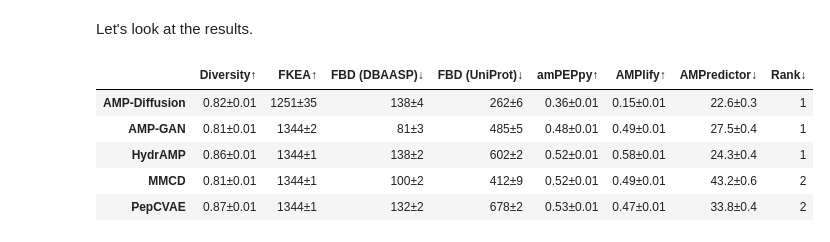
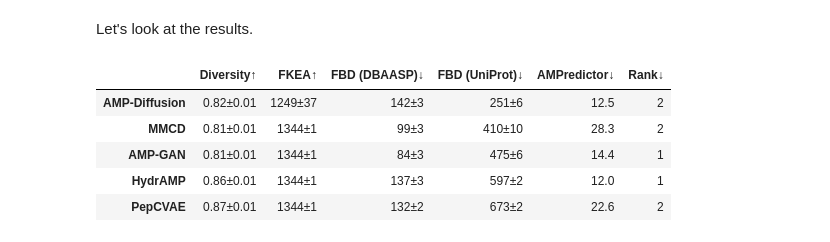
Before and after one commit to szczurek-lab/seqme-reproducibility, a Jupyter notebook: notebooks/1_benchmark.ipynb, the cells around one changed output. Drawn from its saved outputs; the diff is of its cells as text; code cells hidden in the pictures.

```diff
--- a/notebooks/1_benchmark.ipynb
+++ b/notebooks/1_benchmark.ipynb
@@ -230,19 +256,13 @@ fig.savefig(BASE_PATH / "case1" / "projections_2d.png", bbox_inches='tight', dpi
 # %%
 sources = list(DATASET_PATHS.keys())
 
-n_samples = 1_700
-seed = 42
 
 corr_datasets = {
-    source: sm.utils.subsample(datasets[source], n_samples=n_samples, seed=seed)
+    source: benchmark_datasets[source][:n_split]
     for source in sources
-    if len(datasets[source]) > n_samples
+    if len(datasets[source]) >= n_split
 }
-corr_datasets["DBAASP (shuffled)"] = sm.utils.shuffle_characters(corr_datasets["AMP"])
-
-ref_n_samples = n_samples
-seqs_amps = sm.utils.subsample(datasets["AMP"], n_samples=ref_n_samples)
-seqs_uniprot = sm.utils.subsample(datasets["UniProt"], n_samples=ref_n_samples)
+corr_datasets["DBAASP (shuffled)"] = sm.utils.shuffle_characters(corr_datasets["DBAASP"])
 # %%
 metrics = [sm.metrics.Count(), sm.metrics.Uniqueness(), sm.metrics.Length()]
 df = sm.evaluate(corr_datasets, metrics)
@@ -549,14 +626,6 @@ metrics = [
     sm.metrics.FBD(
         reference=seqs_amps, embedder=cache.model(embedder), name="FBD (DBAASP)"
     ),
-    sm.metrics.KLDivergence(
-        reference=seqs_amps, predictor=cache.model("charge"), name="KL-charge (DBAASP)"
-    ),
-    sm.metrics.KLDivergence(
-        reference=seqs_amps,
-        predictor=cache.model("hydrophobicity"),
-        name="KL-hydrophobicity (DBAASP)",
-    ),
 ]
 
 metrics = [
@@ -565,13 +634,13 @@ metrics = [
 ]
 
 metrics_extra = [
-    sm.metrics.ID(
+    Median(
         predictor=cache.model("AMPlify"), name="AMPlify", objective="maximize"
     ),
-    sm.metrics.ID(
+    Median(
         predictor=cache.model("amPEPpy"), name="amPEPpy", objective="maximize"
     ),
-    sm.metrics.ID(
+    Median(
         predictor=cache.model("AMPredictor"), name="AMPredictor", objective="minimize"
     ),
 ]
@@ -588,8 +653,6 @@ sm.to_pickle(cache.get(), CACHE_PATH)
-# %%
-df = sm.read_pickle(BENCHMARK_DF_PATH)
 # %%
-metrics = ["Diversity", "FKEA", "FBD (DBAASP)", "FBD (UniProt)", "amPEPpy", "AMPlify", "AMPredictor"]
-models = ["AMP-Diffusion", "AMP-GAN", "HydrAMP", "MMCD", "PepCVAE"]
+metrics = ["Diversity", "FKEA", "FBD (DBAASP)", "FBD (UniProt)", "AMPredictor"]
+models = ["AMP-Diffusion",  "MMCD", "AMP-GAN", "HydrAMP", "PepCVAE"]
 
 df2 = df[metrics].loc[models]
 # %%
@@ -597,15 +660,15 @@ df2 = sm.rank(df2, metrics=["AMPredictor", "FBD (DBAASP)"])
 # %% [markdown]
 Let's look at the results.
 # %%
-n_decimals = [2, 0, 0, 0, 2, 2, 1, 0]
+n_decimals = [2, 0, 0, 0, 1, 0]
 sm.show(df2, color_style="bar", n_decimals=n_decimals)
 # %% [output]
-|  | Diversity↑ | FKEA↑ | FBD (DBAASP)↓ | FBD (UniProt)↓ | amPEPpy↑ | AMPlify↑ | AMPredictor↓ | Rank↓ |
-| AMP-Diffusion | 0.82±0.01 | 1251±35 | 138±4 | 262±6 | 0.36±0.01 | 0.15±0.01 | 22.6±0.3 | 1 |
-| AMP-GAN | 0.81±0.01 | 1344±2 | 81±3 | 485±5 | 0.48±0.01 | 0.49±0.01 | 27.5±0.4 | 1 |
-| HydrAMP | 0.86±0.01 | 1344±1 | 138±2 | 602±2 | 0.52±0.01 | 0.58±0.01 | 24.3±0.4 | 1 |
-| MMCD | 0.81±0.01 | 1344±1 | 100±2 | 412±9 | 0.52±0.01 | 0.49±0.01 | 43.2±0.6 | 2 |
-| PepCVAE | 0.87±0.01 | 1344±1 | 132±2 | 678±2 | 0.53±0.01 | 0.47±0.01 | 33.8±0.4 | 2 |
+|  | Diversity↑ | FKEA↑ | FBD (DBAASP)↓ | FBD (UniProt)↓ | AMPredictor↓ | Rank↓ |
+| AMP-Diffusion | 0.82±0.01 | 1249±37 | 142±3 | 251±6 | 12.5 | 2 |
+| MMCD | 0.81±0.01 | 1344±1 | 99±3 | 410±10 | 28.3 | 2 |
+| AMP-GAN | 0.81±0.01 | 1344±1 | 84±3 | 475±6 | 14.4 | 1 |
+| HydrAMP | 0.86±0.01 | 1344±1 | 137±3 | 597±2 | 12.0 | 1 |
+| PepCVAE | 0.87±0.01 | 1344±1 | 132±2 | 673±2 | 22.6 | 2 |
 # %%
 fig, ax = plt.subplots(figsize=(8,2))
 sm.plot_parallel(df2, arrow_size=12, ax=ax)
```
Also changed, not shown: parts of 18 cells of this notebook, 2 other files.
